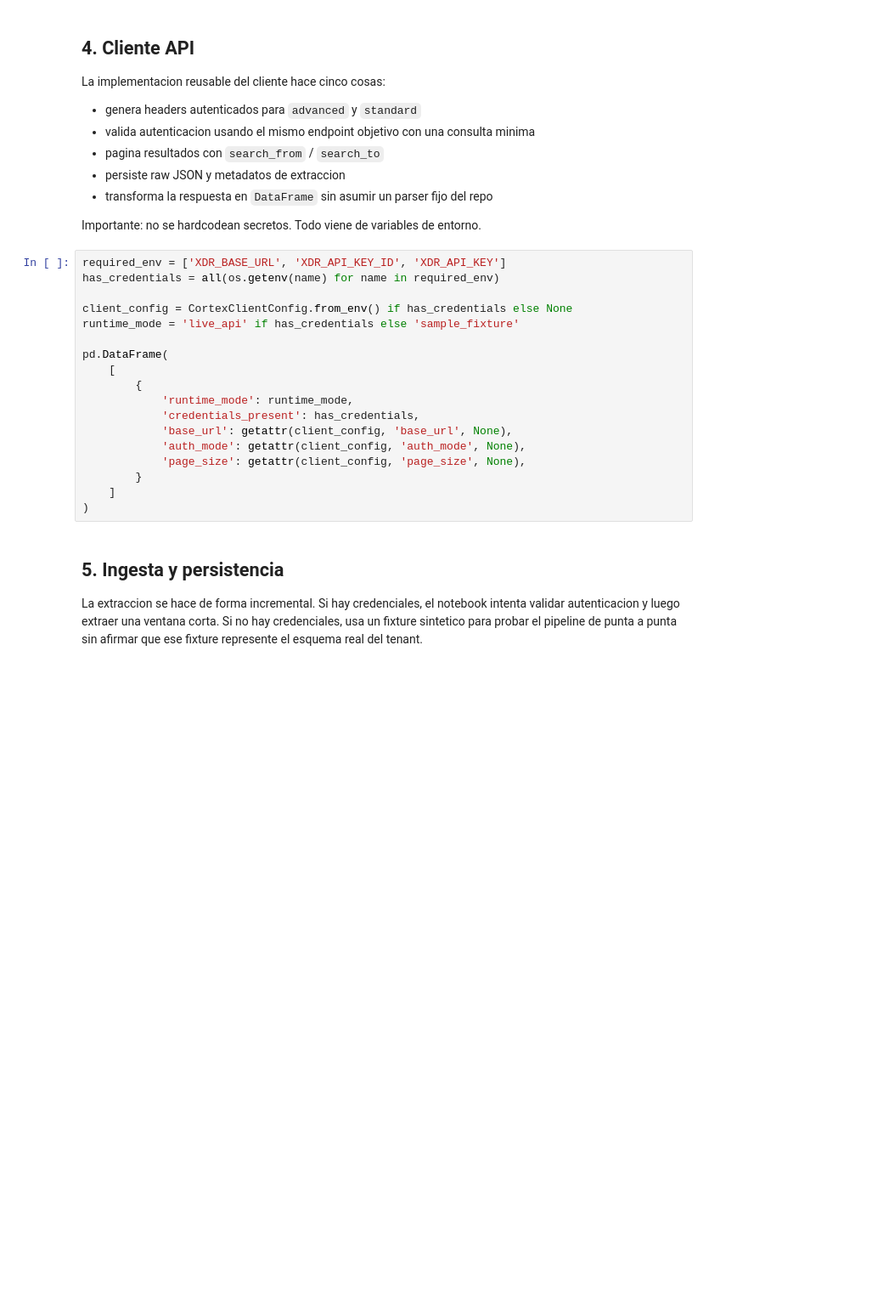
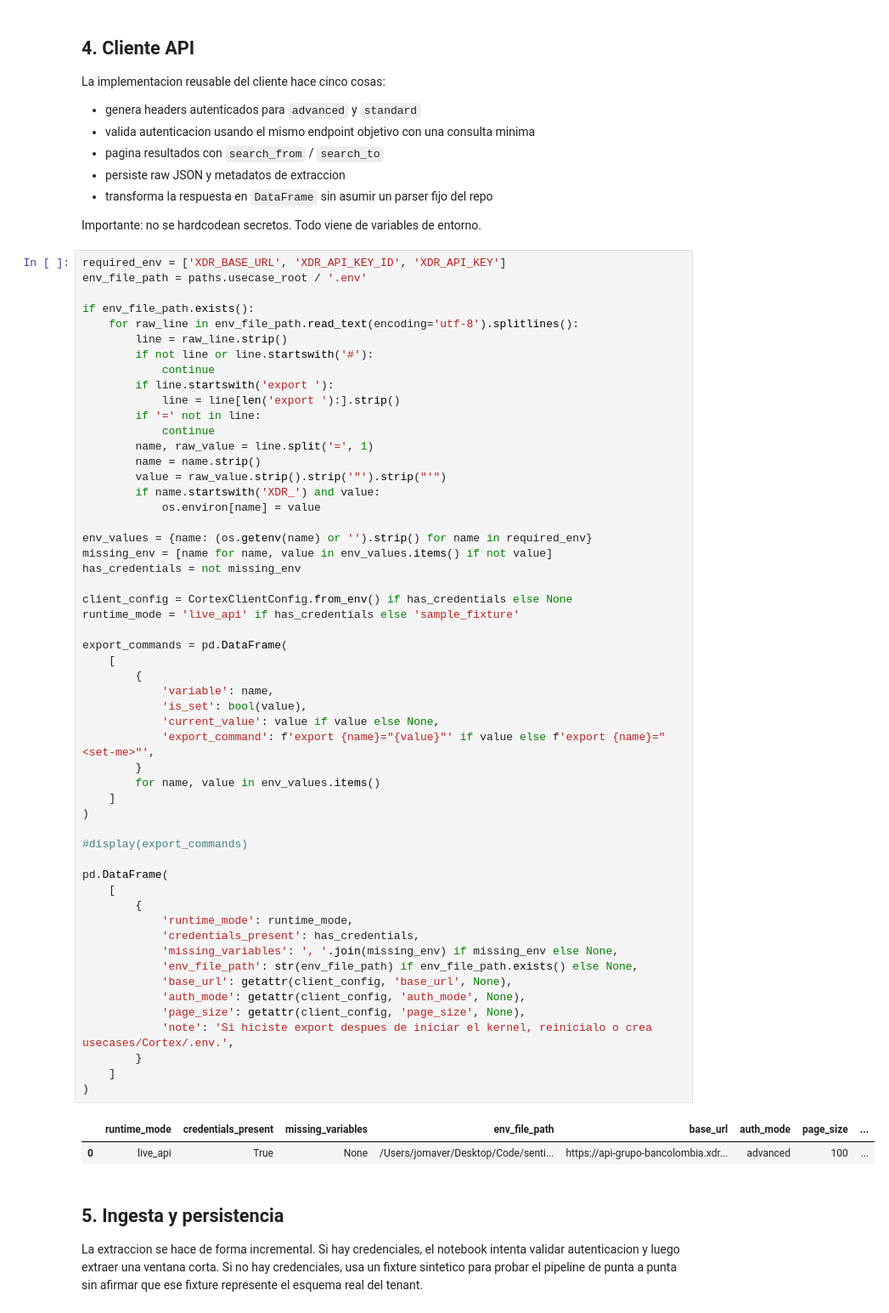
Before and after one commit to Estrategia-e-innovacion-de-TI/sentinel-usecases, a Jupyter notebook: usecases/Cortex/notebooks/cortex_management_plane_exploration.ipynb, the cells around one changed output. Shown at 85% size. Saved outputs shown, nothing was run; the diff lists cells and outputs as text; blank space fills up the shorter version.

```diff
--- a/usecases/Cortex/notebooks/cortex_management_plane_exploration.ipynb
+++ b/usecases/Cortex/notebooks/cortex_management_plane_exploration.ipynb
@@ -168,24 +181,63 @@ La implementacion reusable del cliente hace cinco cosas:
 - transforma la respuesta en `DataFrame` sin asumir un parser fijo del repo
 
 Importante: no se hardcodean secretos. Todo viene de variables de entorno.
-# %%
-required_env = ['XDR_BASE_URL', 'XDR_API_KEY_ID', 'XDR_API_KEY']
-has_credentials = all(os.getenv(name) for name in required_env)
-
-client_config = CortexClientConfig.from_env() if has_credentials else None
-runtime_mode = 'live_api' if has_credentials else 'sample_fixture'
-
-pd.DataFrame(
-    [
-        {
-            'runtime_mode': runtime_mode,
-            'credentials_present': has_credentials,
-            'base_url': getattr(client_config, 'base_url', None),
-            'auth_mode': getattr(client_config, 'auth_mode', None),
-            'page_size': getattr(client_config, 'page_size', None),
-        }
-    ]
-)
+# %%
+required_env = ['XDR_BASE_URL', 'XDR_API_KEY_ID', 'XDR_API_KEY']
+env_file_path = paths.usecase_root / '.env'
+
+if env_file_path.exists():
+    for raw_line in env_file_path.read_text(encoding='utf-8').splitlines():
+        line = raw_line.strip()
+        if not line or line.startswith('#'):
+            continue
+        if line.startswith('export '):
+            line = line[len('export '):].strip()
+        if '=' not in line:
+            continue
+        name, raw_value = line.split('=', 1)
+        name = name.strip()
+        value = raw_value.strip().strip('"').strip("'")
+        if name.startswith('XDR_') and value:
+            os.environ[name] = value
+
+env_values = {name: (os.getenv(name) or '').strip() for name in required_env}
+missing_env = [name for name, value in env_values.items() if not value]
+has_credentials = not missing_env
+
+client_config = CortexClientConfig.from_env() if has_credentials else None
+runtime_mode = 'live_api' if has_credentials else 'sample_fixture'
+
+export_commands = pd.DataFrame(
+    [
+        {
+            'variable': name,
+            'is_set': bool(value),
+            'current_value': value if value else None,
+            'export_command': f'export {name}="{value}"' if value else f'export {name}="<set-me>"',
+        }
+        for name, value in env_values.items()
+    ]
+)
+
+#display(export_commands)
+
+pd.DataFrame(
+    [
+        {
+            'runtime_mode': runtime_mode,
+            'credentials_present': has_credentials,
+            'missing_variables': ', '.join(missing_env) if missing_env else None,
+            'env_file_path': str(env_file_path) if env_file_path.exists() else None,
+            'base_url': getattr(client_config, 'base_url', None),
+            'auth_mode': getattr(client_config, 'auth_mode', None),
+            'page_size': getattr(client_config, 'page_size', None),
+            'note': 'Si hiciste export despues de iniciar el kernel, reinicialo o crea usecases/Cortex/.env.',
+        }
+    ]
+)
+# %% [output]
+|  | runtime_mode | credentials_present | missing_variables | env_file_path | base_url | auth_mode | page_size | ... |
+| 0 | live_api | True | None | /Users/jomaver/Desktop/Code/senti... | https://api-grupo-bancolombia.xdr... | advanced | 100 | ... |
 # %% [markdown]
 ## 5. Ingesta y persistencia
 
```
Also changed, not shown: parts of 14 cells of this notebook, 28 other files.
